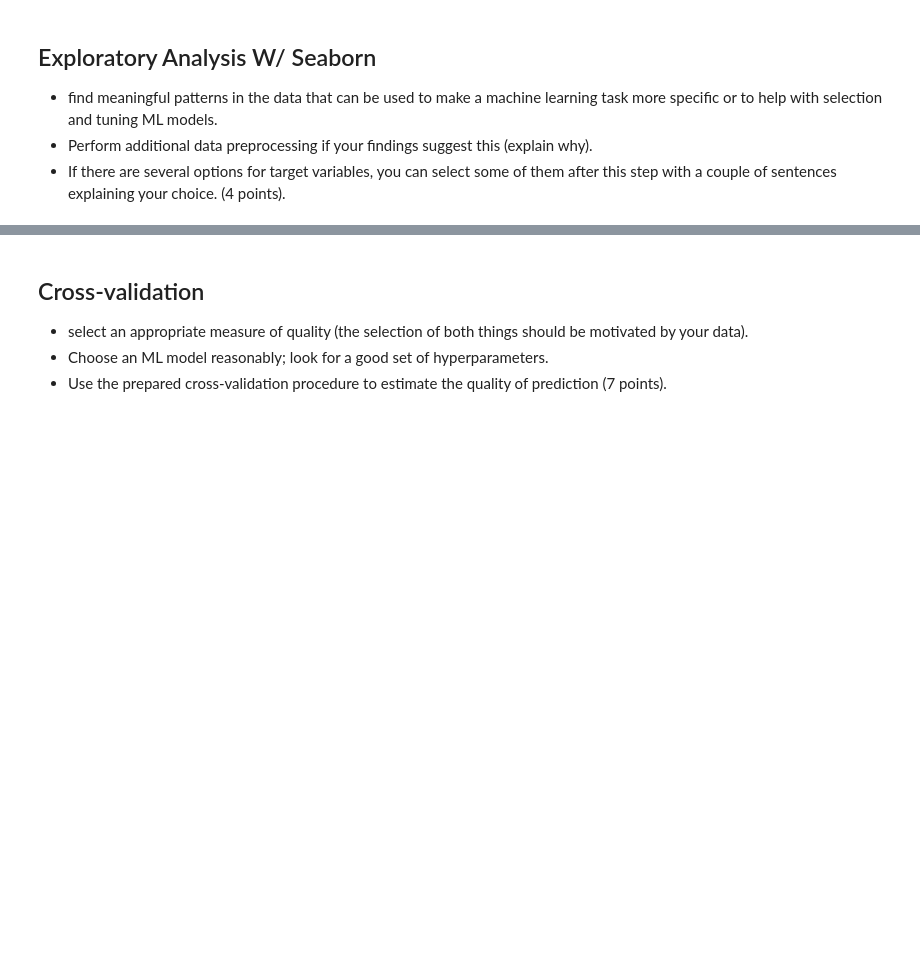
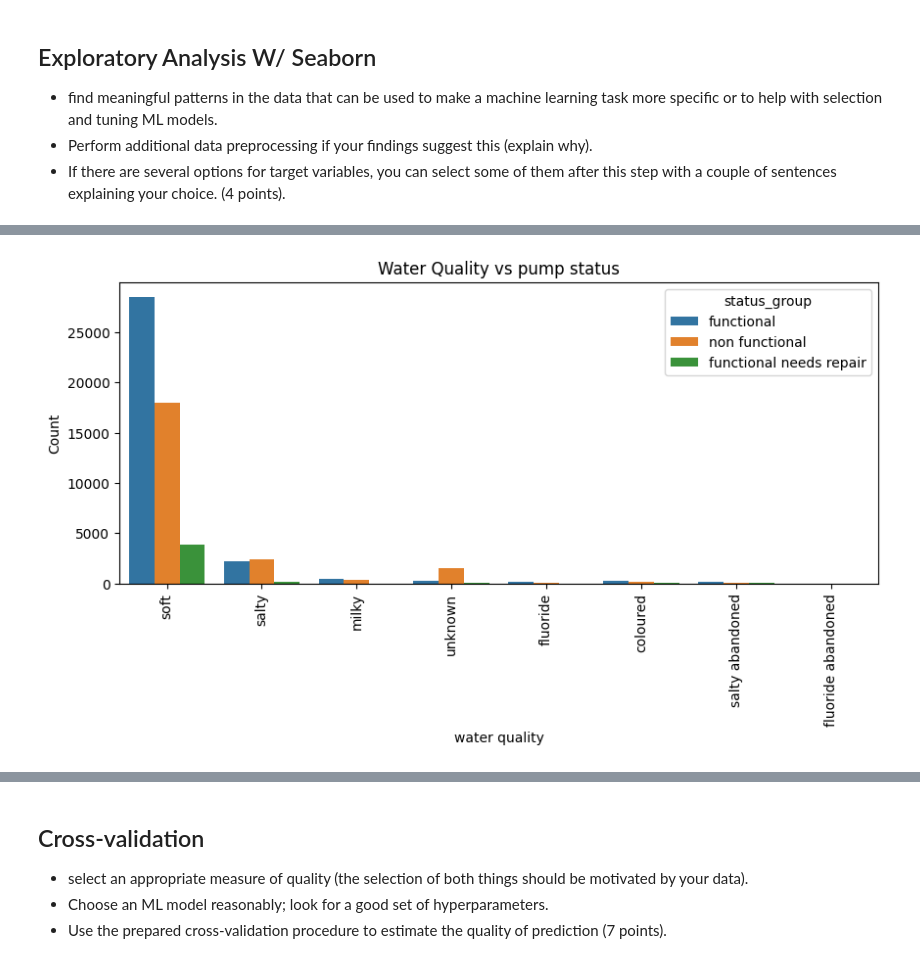
Before and after one commit to OrionXV/AI7101-Project, a Jupyter notebook: CleanStart.ipynb, the cells around one changed output, grey strips where cells are left out. Cells and saved outputs as stored; diff of their text form; code cells hidden in the pictures; blank space fills up the shorter version.

```diff
--- a/CleanStart.ipynb
+++ b/CleanStart.ipynb
@@ -252,0 +216,11 @@ plt.show()
+# %%
+# i wanna see if the water quality affects the functionality
+plt.figure(figsize=(10,4))
+sns.countplot(x=df_proc['water_quality'], hue=y)
+plt.title('Water Quality vs pump status')
+plt.xticks(rotation=90)
+plt.ylabel('Count')
+plt.xlabel('water quality')
+plt.show()
+# %% [output]
+[figure, added]
```
Also changed, not shown: parts of 14 cells of this notebook.
